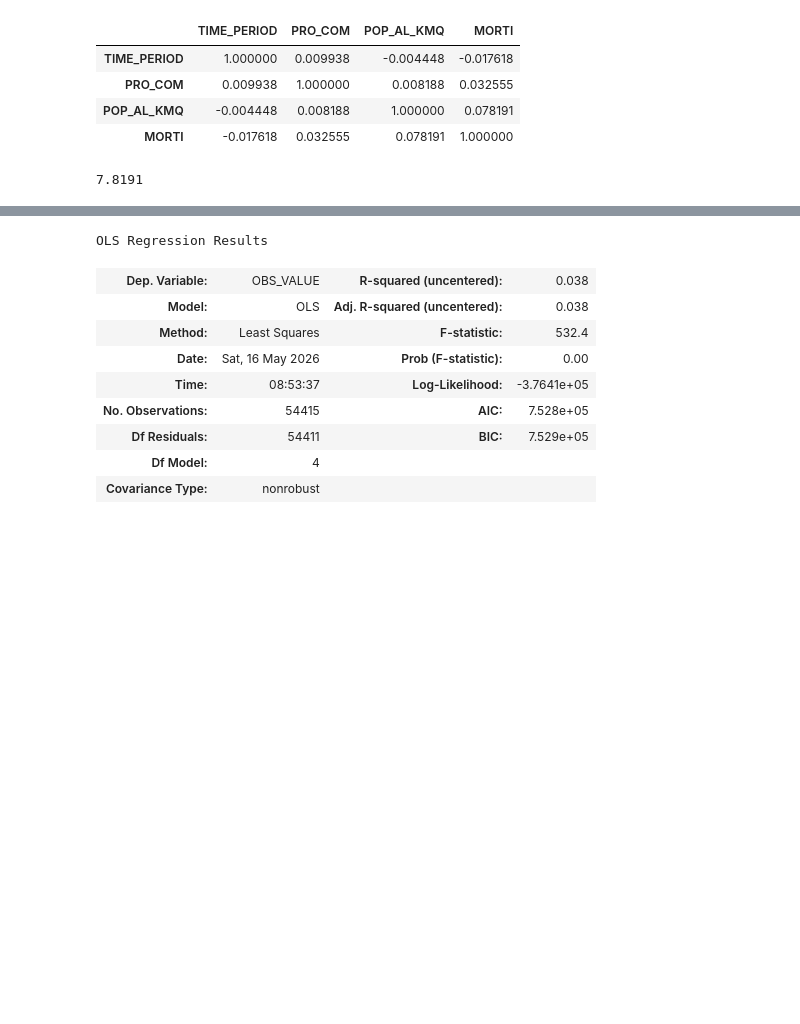
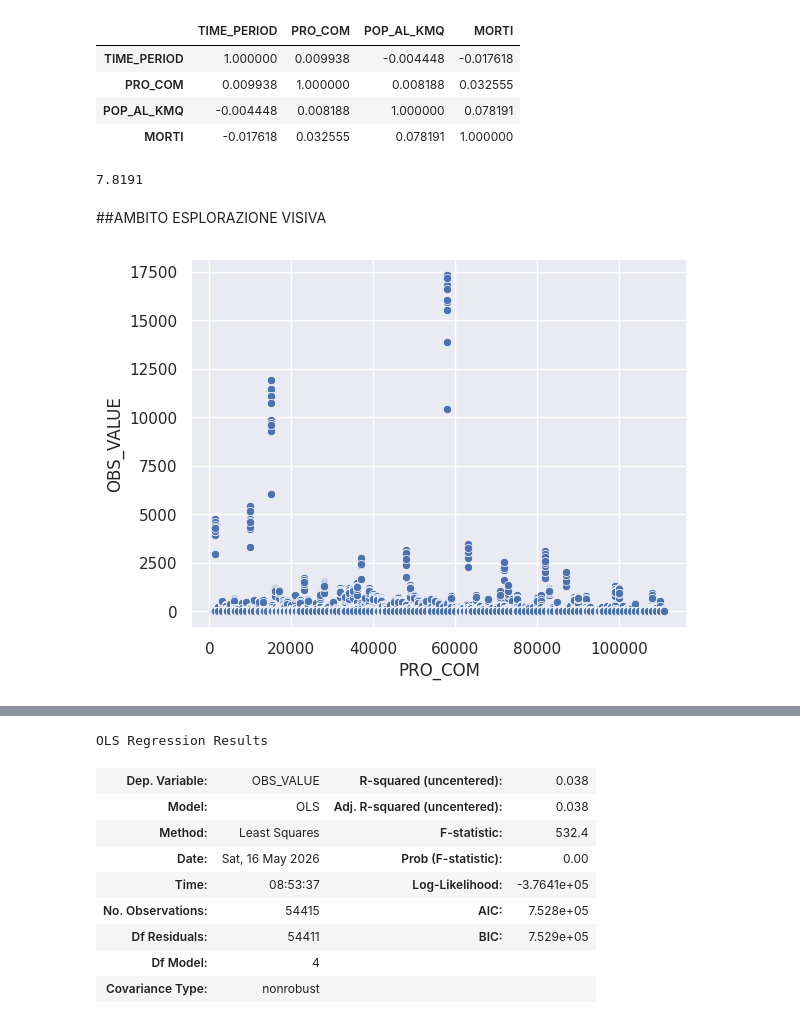
Before and after one commit to pd19nl/ProgettoFinale, a Jupyter notebook: 03_Analisi_statistica_google_env.ipynb, the cells around one changed output, grey strips where cells are left out. Cells and saved outputs as stored; diff of their text form; code cells hidden in the pictures; blank space fills up the shorter version.

```diff
--- a/03_Analisi_statistica_google_env.ipynb
+++ b/03_Analisi_statistica_google_env.ipynb
@@ -149,3 +163,10 @@ df_analisi[[ 'TIME_PERIOD','PRO_COM','POP_AL_KMQ', 'MORTI']].corr()
 0.078191 * 100
 # %% [output]
 7.8191
+# %% [markdown]
+##AMBITO ESPLORAZIONE VISIVA
+# %%
+sns.scatterplot(x='PRO_COM', y='OBS_VALUE', data=df_analisi)
+plt.show()
+# %% [output]
+[figure, added]
```
Also changed, not shown: parts of 25 cells of this notebook, 1 other file.
